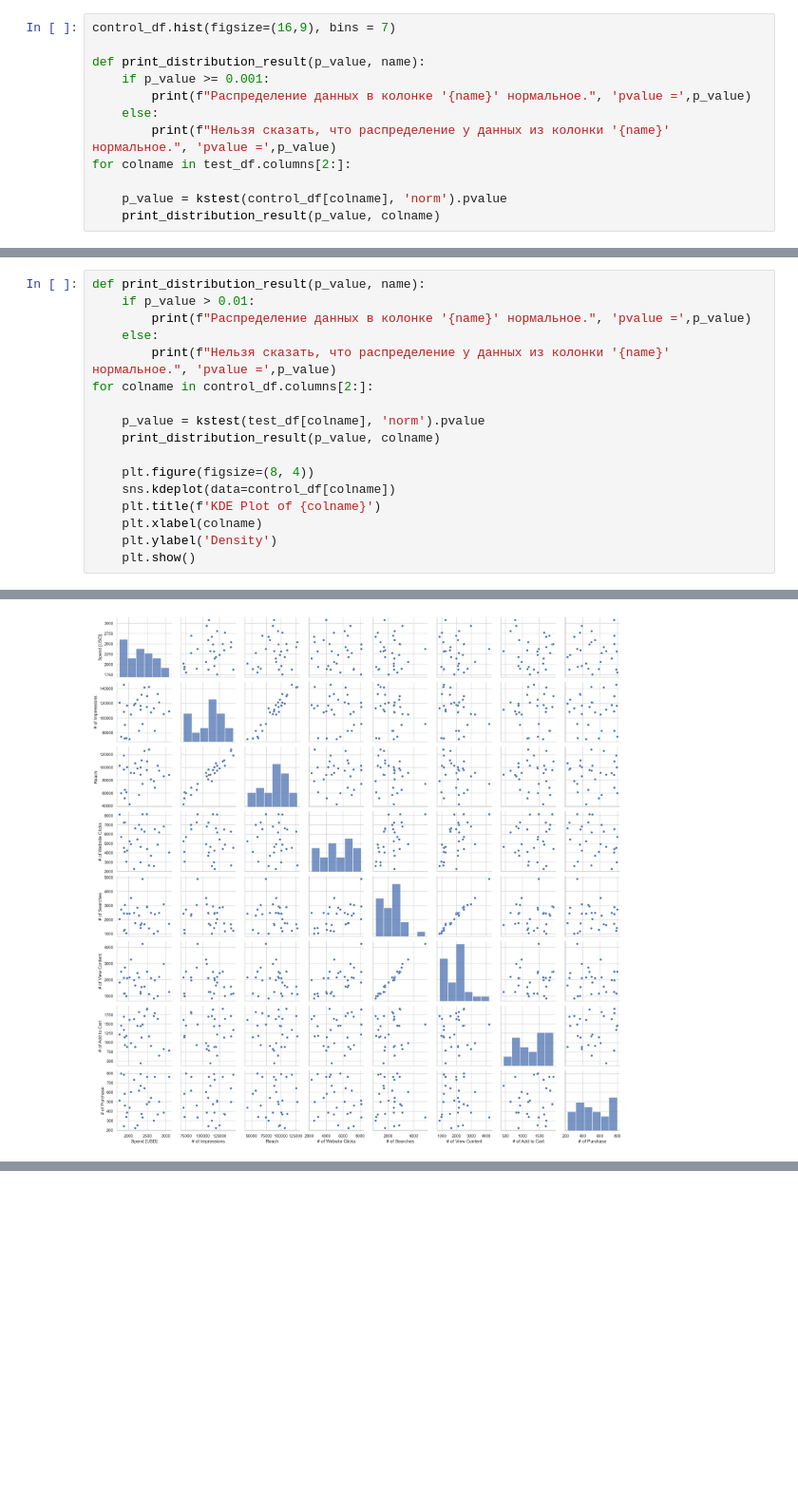
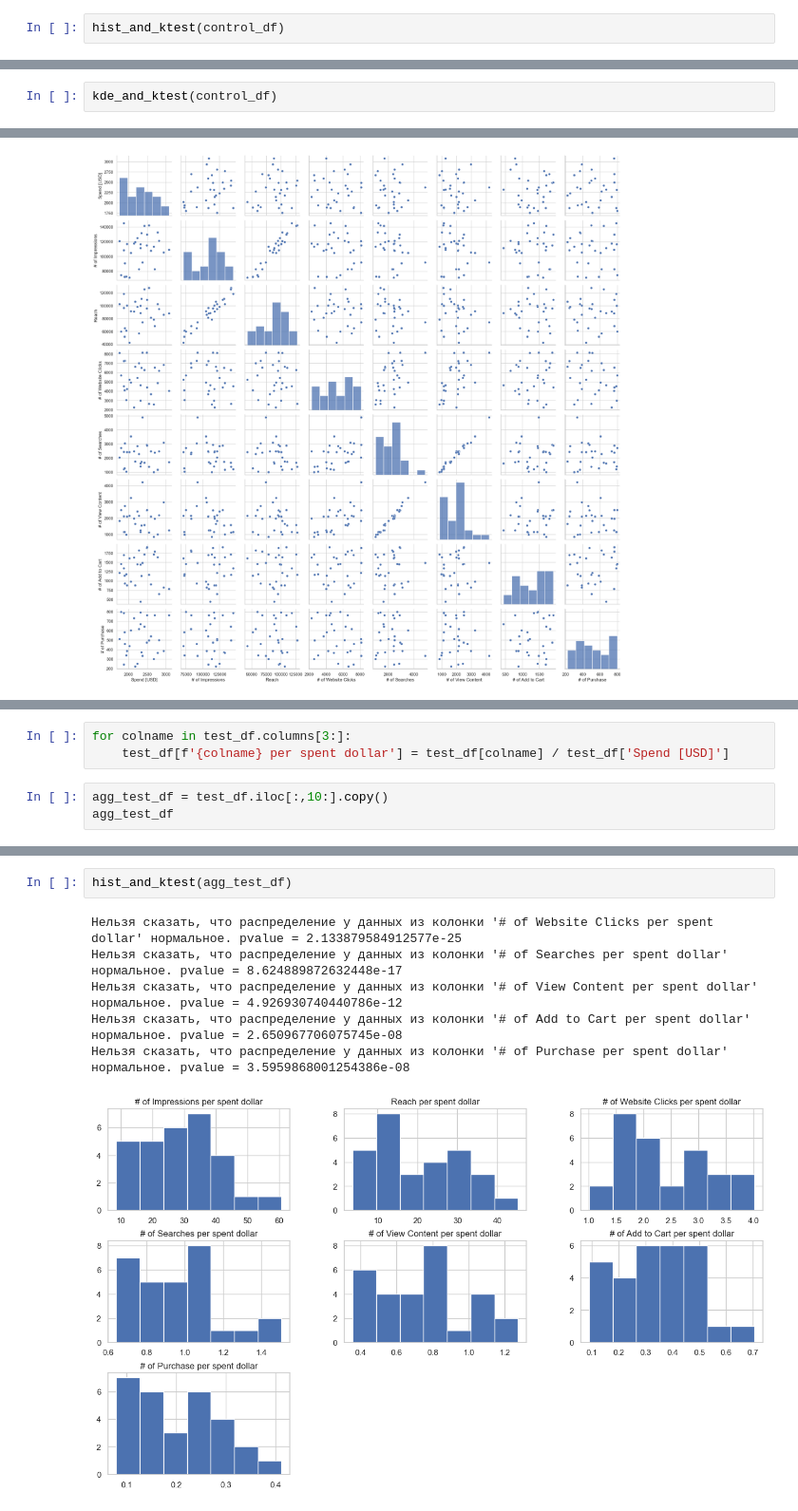
Before and after one commit to maxlyara1/ab-test-hackathon, a Jupyter notebook: ab.ipynb, the cells around one changed output, grey strips where cells are left out. Shown at 95% size. Drawn from its saved outputs; the diff is of its cells as text; blank space fills up the shorter version.

```diff
--- a/ab.ipynb
+++ b/ab.ipynb
@@ -147,17 +171,7 @@ plt.show()
 # %% [markdown]
 ## control_df
 # %%
-control_df.hist(figsize=(16,9), bins = 7)
-
-def print_distribution_result(p_value, name):
-    if p_value >= 0.001:
-        print(f"Распределение данных в колонке '{name}' нормальное.", 'pvalue =',p_value)
-    else:
-        print(f"Нельзя сказать, что распределение у данных из колонки '{name}' нормальное.", 'pvalue =',p_value)
-for colname in test_df.columns[2:]:
-
-    p_value = kstest(control_df[colname], 'norm').pvalue
-    print_distribution_result(p_value, colname)
+hist_and_ktest(control_df)
 # %% [output]
 Нельзя сказать, что распределение у данных из колонки 'Spend [USD]' нормальное. pvalue = 0.0
 Нельзя сказать, что распределение у данных из колонки '# of Impressions' нормальное. pvalue = 0.0
@@ -169,22 +183,7 @@ for colname in test_df.columns[2:]:
 Нельзя сказать, что распределение у данных из колонки '# of Purchase' нормальное. pvalue = 0.0
 [figure]
 # %%
-def print_distribution_result(p_value, name):
-    if p_value > 0.01:
-        print(f"Распределение данных в колонке '{name}' нормальное.", 'pvalue =',p_value)
-    else:
-        print(f"Нельзя сказать, что распределение у данных из колонки '{name}' нормальное.", 'pvalue =',p_value)
-for colname in control_df.columns[2:]:
-
-    p_value = kstest(test_df[colname], 'norm').pvalue
-    print_distribution_result(p_value, colname)
-
-    plt.figure(figsize=(8, 4))
-    sns.kdeplot(data=control_df[colname])
-    plt.title(f'KDE Plot of {colname}')
-    plt.xlabel(colname)
-    plt.ylabel('Density')
-    plt.show()
+kde_and_ktest(control_df)
 # %% [output]
 Нельзя сказать, что распределение у данных из колонки 'Spend [USD]' нормальное. pvalue = 0.0
 [figure]
@@ -217,0 +214,6 @@ plt.show()
+# %%
+for colname in test_df.columns[3:]:
+    test_df[f'{colname} per spent dollar'] = test_df[colname] / test_df['Spend [USD]']
+# %%
+agg_test_df = test_df.iloc[:,10:].copy()
+agg_test_df
@@ -217,0 +238,9 @@ plt.show()
+# %%
+hist_and_ktest(agg_test_df)
+# %% [output]
+Нельзя сказать, что распределение у данных из колонки '# of Website Clicks per spent dollar' нормальное. pvalue = 2.133879584912577e-25
+Нельзя сказать, что распределение у данных из колонки '# of Searches per spent dollar' нормальное. pvalue = 8.624889872632448e-17
+Нельзя сказать, что распределение у данных из колонки '# of View Content per spent dollar' нормальное. pvalue = 4.926930740440786e-12
+Нельзя сказать, что распределение у данных из колонки '# of Add to Cart per spent dollar' нормальное. pvalue = 2.650967706075745e-08
+Нельзя сказать, что распределение у данных из колонки '# of Purchase per spent dollar' нормальное. pvalue = 3.5959868001254386e-08
+[figure, added]
```
Also changed, not shown: parts of 13 cells of this notebook, 1 other file.
